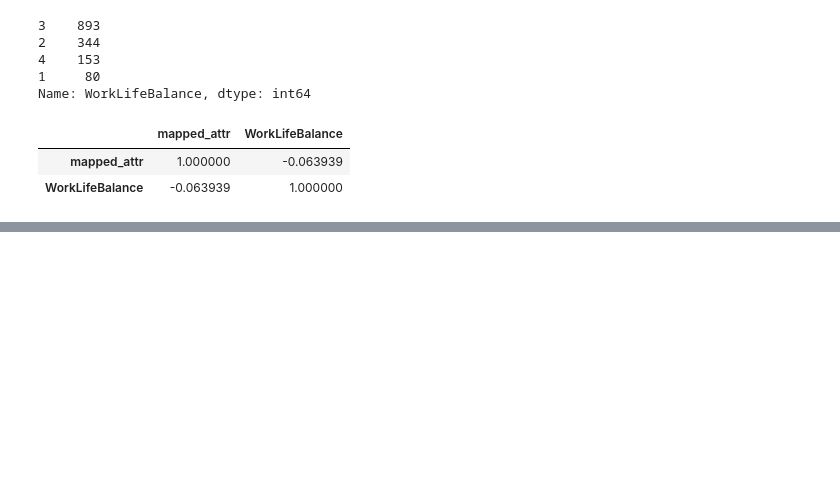
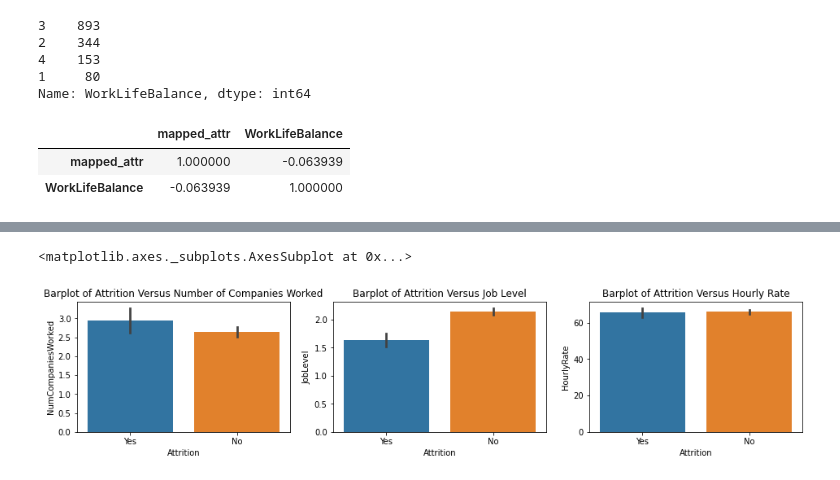
Before and after one commit to Nalito/Stutern-Assignment-Folder, a Jupyter notebook: Final_Project_IBM_Employee_Attribution.ipynb, the cells around one changed output, grey strips where cells are left out. Cells and saved outputs as stored; diff of their text form; code cells hidden in the pictures; blank space fills up the shorter version.

```diff
--- a/Final_Project_IBM_Employee_Attribution.ipynb
+++ b/Final_Project_IBM_Employee_Attribution.ipynb
@@ -307,0 +330,20 @@ So, by increasing the work-life balance of employees, the employee atttrition ra
+# %%
+plt.figure(figsize=(16, 10))
+
+plt.subplot(3,3,1)
+plt.title("Barplot of Attrition Versus Number of Companies Worked")
+plt.ylabel("Number of Companies Worked")
+sns.barplot(x='Attrition', y='NumCompaniesWorked', data=df)
+
+plt.subplot(3,3,2)
+plt.title("Barplot of Attrition Versus Job Level")
+plt.ylabel("Job Level")
+sns.barplot(x='Attrition', y='JobLevel', data=df)
+
+plt.subplot(3,3,3)
+plt.title("Barplot of Attrition Versus Hourly Rate")
+plt.ylabel("Hourly Rate")
+sns.barplot(x='Attrition', y='HourlyRate', data=df)
+# %% [output]
+<matplotlib.axes._subplots.AxesSubplot at 0x...>
+[figure, added]
```
Also changed, not shown: parts of 11 cells of this notebook.
